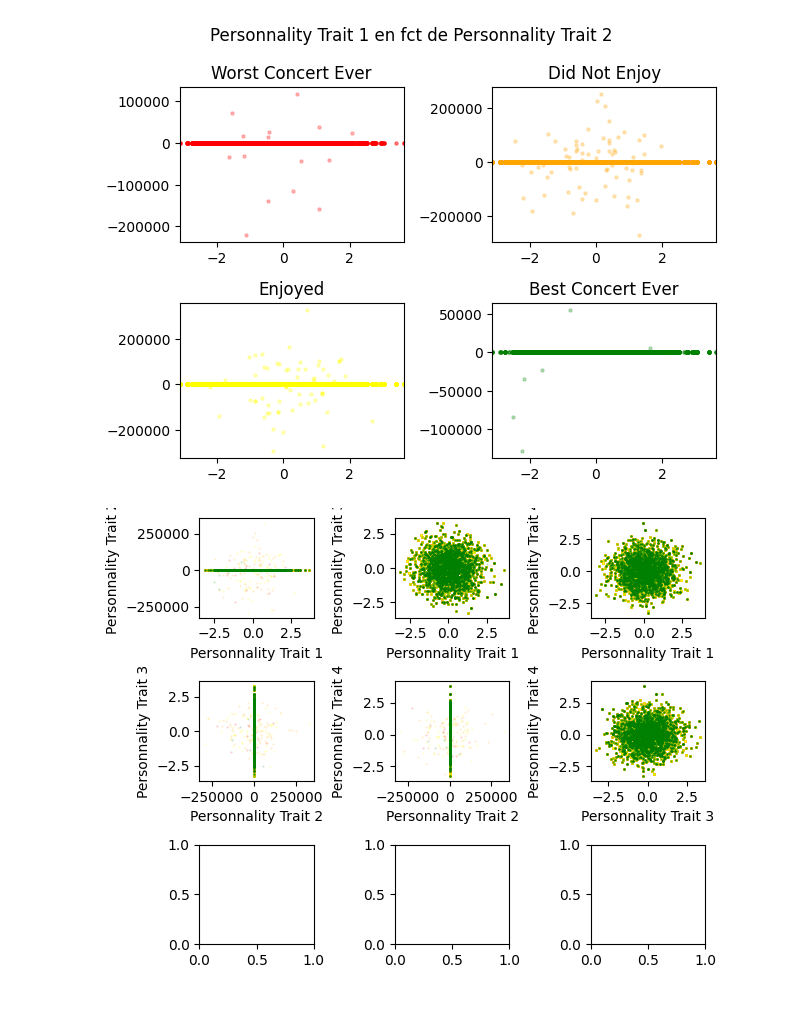
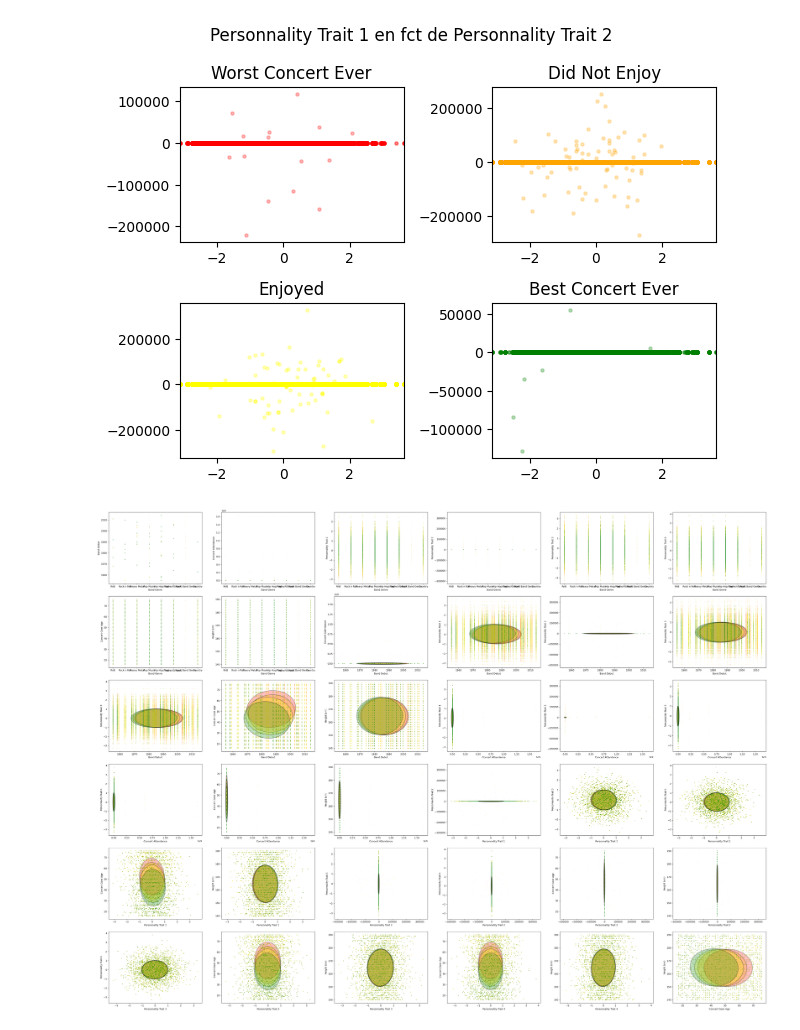
Before and after one commit to shahrohman/inf8245e_kaggle, a Jupyter notebook: ML_kaggle.ipynb, the cells around one changed output. Saved outputs shown, nothing was run; the diff lists cells and outputs as text; code cells hidden in the pictures.

```diff
--- a/ML_kaggle.ipynb
+++ b/ML_kaggle.ipynb
@@ -142,32 +125,43 @@ plt.tight_layout()
 [figure]
 # %%
 import itertools
+from helper_func import viewEllipse
 
-labels=['Personnality Trait 1','Personnality Trait 2','Personnality Trait 3','Personnality Trait 4']
+labels=train_data.copy()
+labels.drop(['Id','Concert Enjoyment','Band Name','Concert ID','Seated','Rain','Inside Venue','Concert Goer ID','Band Country of Origin',"Concert Goer Country of Origin"], axis=1, inplace=True)
+labels=labels.columns.tolist()
 
 
 comb=list(itertools.combinations(labels,2))
 length_plot=int(np.ceil(np.sqrt(len(comb))))
-fig, axs = plt.subplots(length_plot,length_plot)
+fig, axs = plt.subplots(length_plot,length_plot,figsize=(40,30))
 
 
 colors = ['red', 'orange', 'yellow', 'green']
 
 for j,(x_label,y_label) in enumerate(comb):
     x=train_data[x_label]
     y=train_data[y_label]
     # subplots 4 classes
     current_ax=axs[int(j/length_plot),j%length_plot]
     current_ax.set(xlabel=x_label, ylabel=y_label)
     for i in range(4):
-        current_ax.scatter(x.iloc[classes_idexes[i]], y.iloc[classes_idexes[i]], color=colors[i], label=idx2class[i], alpha=0.2,s=1, marker='.')
+        xx=x.iloc[classes_idexes[i]]
+        yy=y.iloc[classes_idexes[i]]
+        current_ax.scatter(xx,yy , color=colors[i], label=idx2class[i], alpha=0.2,s=1, marker='.')
+
+        if xx.dtype == 'float64' and yy.dtype == 'float64':
+            viewEllipse(np.array([xx,yy]).T, current_ax, scale=1, facecolor=colors[i], edgecolor='black', alpha=0.25)
+
+
 
 
 plt.subplots_adjust()
 fig.tight_layout()
-fig.savefig('allcomb.png')
+fig.savefig('scatter.pdf')
+fig.savefig('allcomb.png',dpi=300)
 # %% [output]
-[figure, old version]
+[figure, new version]
 # %%
 train_data.columns.tolist()
 # %% [output]
```
Also changed, not shown: parts of 3 cells of this notebook, 1 other file.
